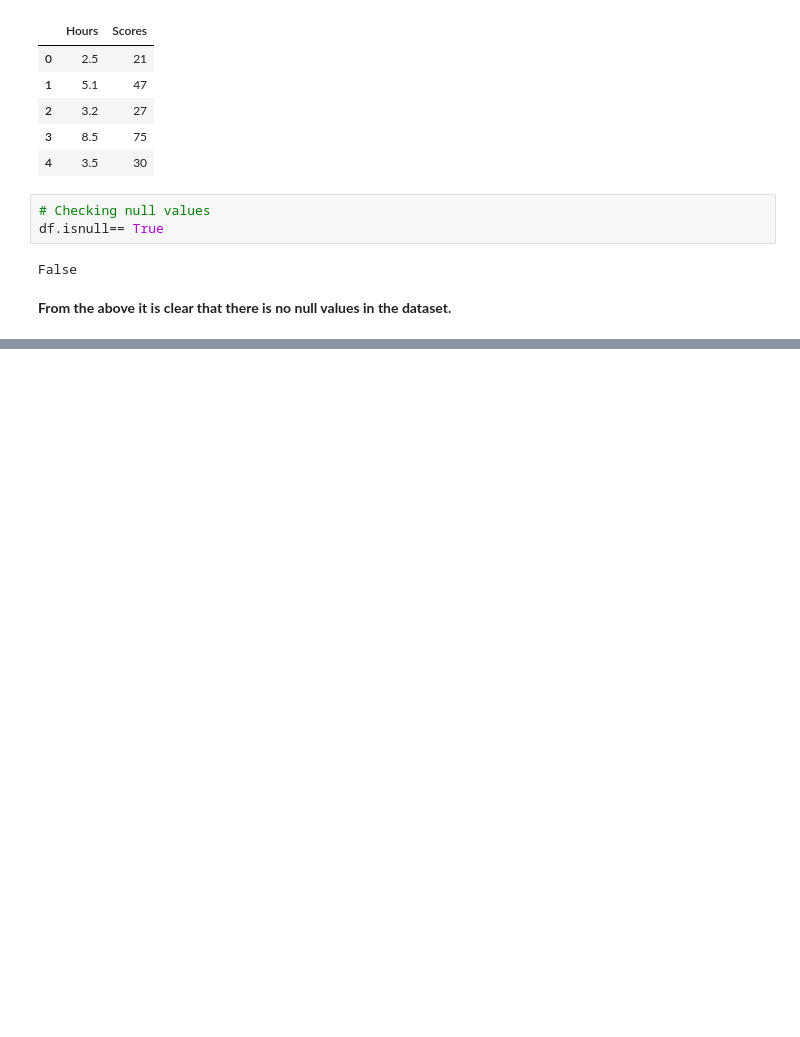
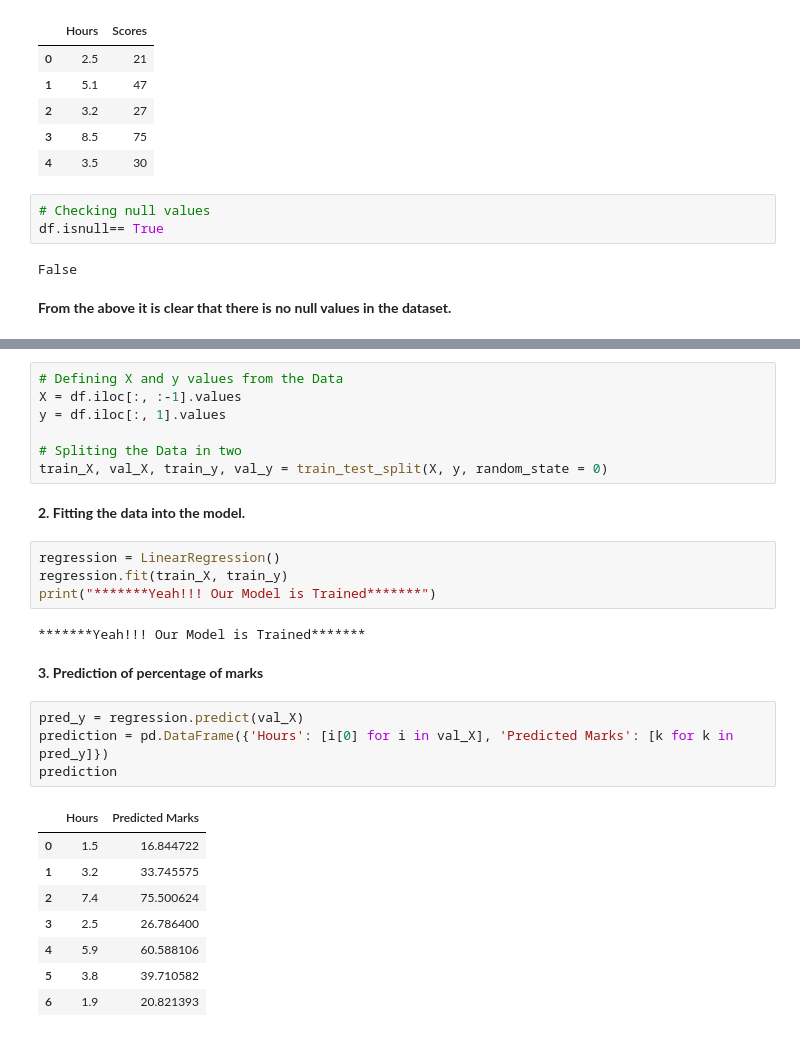
Before and after one commit to tawadesharad/Predicti-percentage-of-student-using-Supervised-Machine-Learning, a Jupyter notebook: Prediction_using_supervised_ML.ipynb, the cells around one changed output, grey strips where cells are left out. Drawn from its saved outputs; the diff is of its cells as text; blank space fills up the shorter version.

```diff
--- a/Prediction_using_supervised_ML.ipynb
+++ b/Prediction_using_supervised_ML.ipynb
@@ -41,0 +74,30 @@ False
+# %%
+# Defining X and y values from the Data
+X = df.iloc[:, :-1].values
+y = df.iloc[:, 1].values
+
+# Spliting the Data in two
+train_X, val_X, train_y, val_y = train_test_split(X, y, random_state = 0)
+# %% [markdown]
+**2. Fitting the data into the model.**
+# %%
+regression = LinearRegression()
+regression.fit(train_X, train_y)
+print("*******Yeah!!! Our Model is Trained*******")
+# %% [output]
+*******Yeah!!! Our Model is Trained*******
+# %% [markdown]
+**3. Prediction of percentage of marks**
+# %%
+pred_y = regression.predict(val_X)
+prediction = pd.DataFrame({'Hours': [i[0] for i in val_X], 'Predicted Marks': [k for k in pred_y]})
+prediction
+# %% [output]
+|  | Hours | Predicted Marks |
+| 0 | 1.5 | 16.844722 |
+| 1 | 3.2 | 33.745575 |
+| 2 | 7.4 | 75.500624 |
+| 3 | 2.5 | 26.786400 |
+| 4 | 5.9 | 60.588106 |
+| 5 | 3.8 | 39.710582 |
+| 6 | 1.9 | 20.821393 |
```
Also changed, not shown: parts of 8 cells of this notebook.
